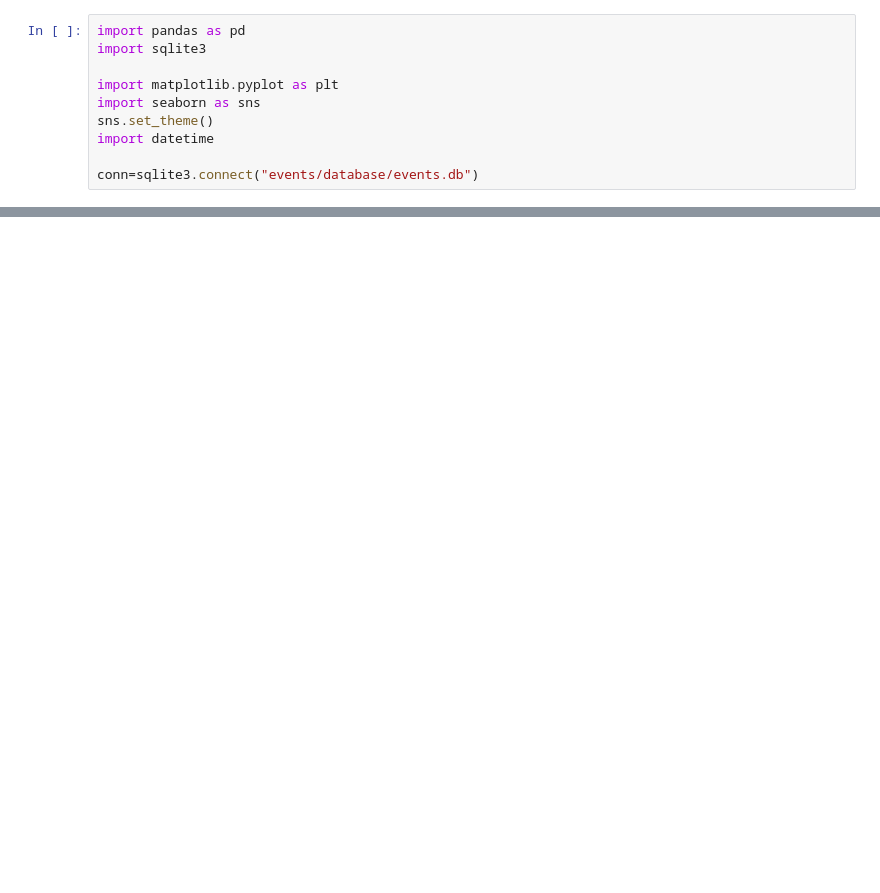
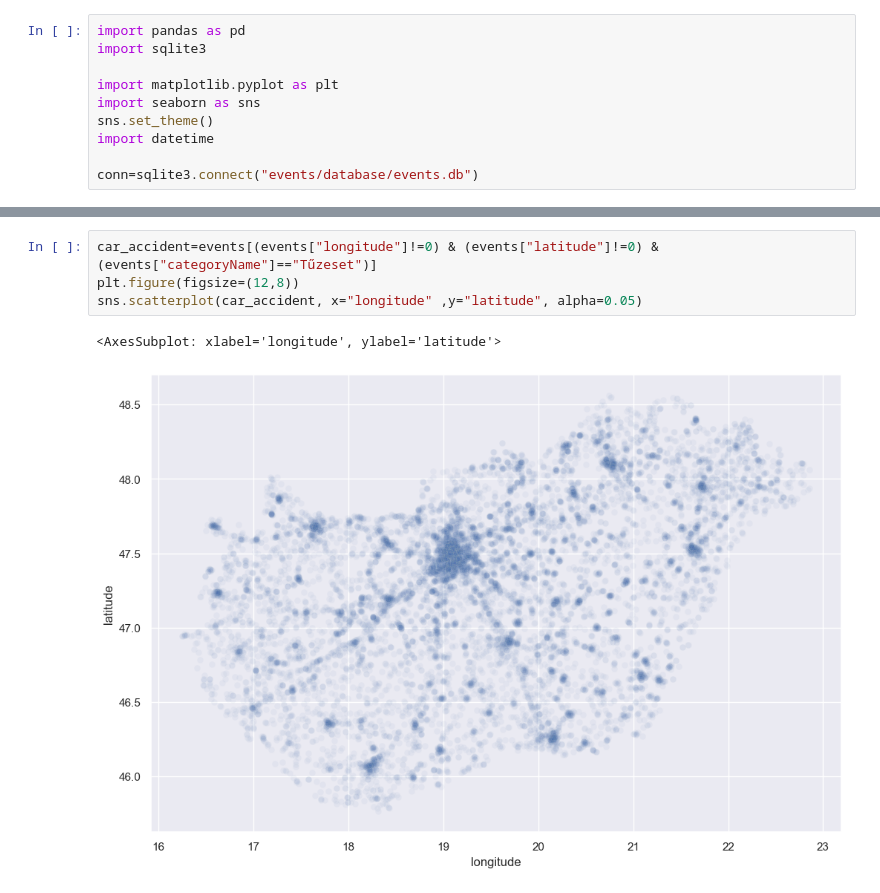
Before and after one commit to bncszb/disasters_hungary, a Jupyter notebook: event_frequency.ipynb, the cells around one changed output, grey strips where cells are left out. Cells and saved outputs as stored; diff of their text form; blank space fills up the shorter version.

```diff
--- a/event_frequency.ipynb
+++ b/event_frequency.ipynb
@@ -46,0 +87,7 @@ split_categories.resample("M", on="date").sum().plot()
+# %%
+car_accident=events[(events["longitude"]!=0) & (events["latitude"]!=0) & (events["categoryName"]=="Tűzeset")]
+plt.figure(figsize=(12,8))
+sns.scatterplot(car_accident, x="longitude" ,y="latitude", alpha=0.05)
+# %% [output]
+<AxesSubplot: xlabel='longitude', ylabel='latitude'>
+[figure, added]
```
Also changed, not shown: parts of 10 cells of this notebook, 6 other files.
